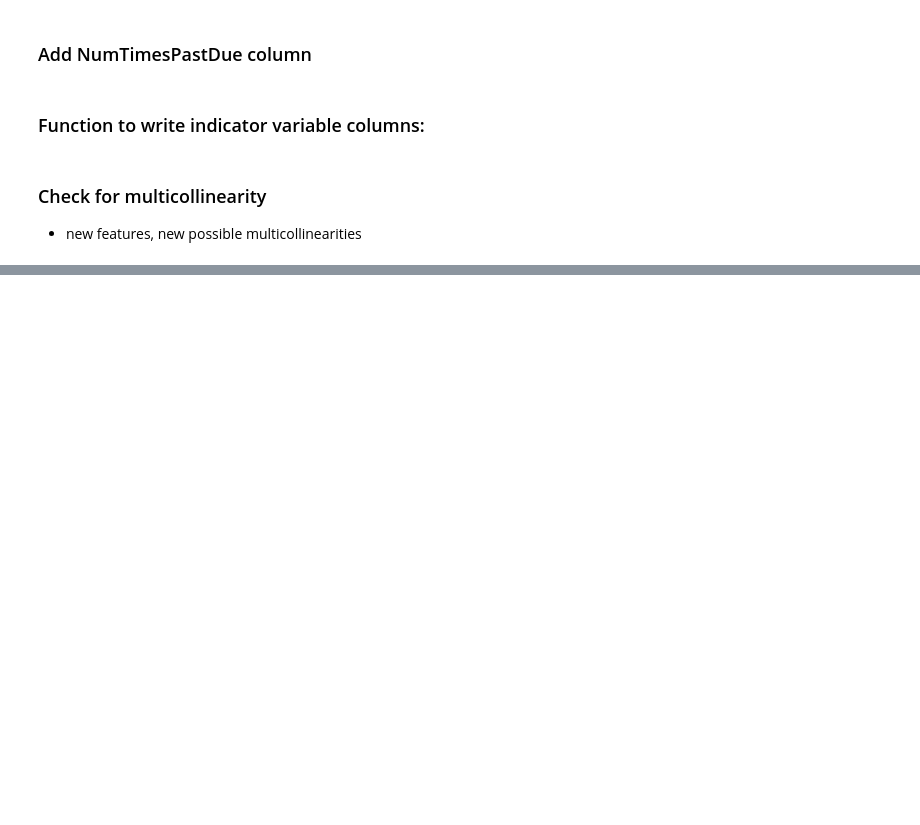
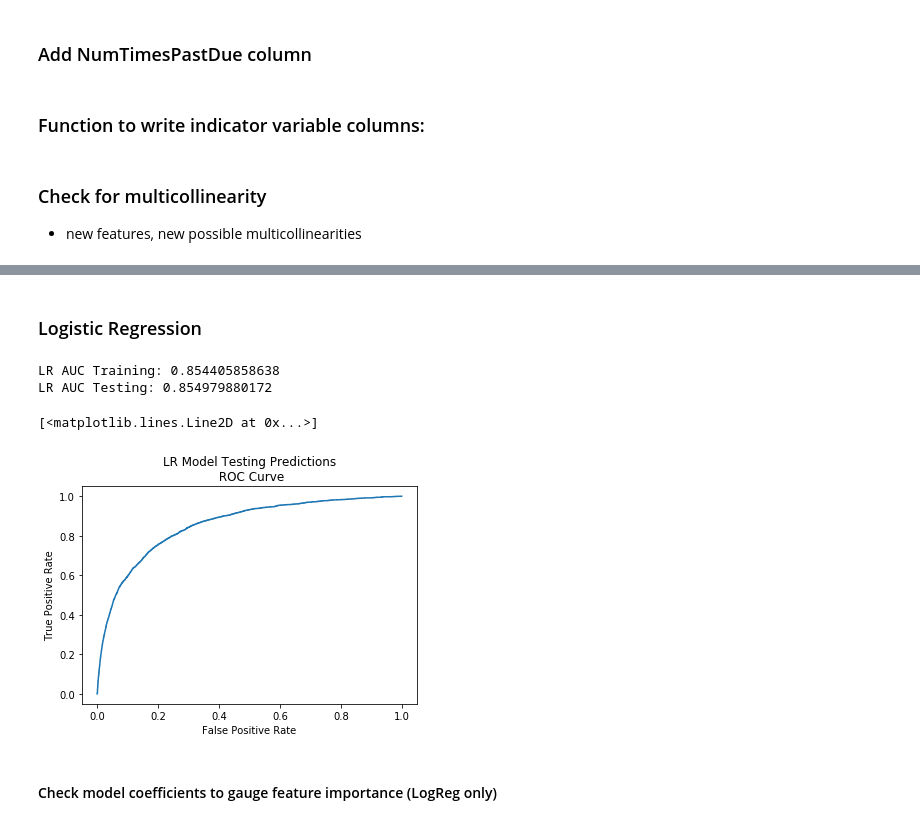
Before and after one commit to MaxParry/financial_distress, a Jupyter notebook: notebooks/integrated_notebook.ipynb, the cells around one changed output, grey strips where cells are left out. Saved outputs shown, nothing was run; the diff lists cells and outputs as text; code cells hidden in the pictures; blank space fills up the shorter version.

```diff
--- a/notebooks/integrated_notebook.ipynb
+++ b/notebooks/integrated_notebook.ipynb
@@ -245,3 +240,0 @@ model = LogisticRegression()
-# %%
-# fit the model on the cleaned training data
-model.fit(X_train_scaled, y_train)
@@ -359,0 +257,38 @@ joblib.dump(model, '../model/trained_default_model_v1.pkl')
+# %% [markdown]
+### Logistic Regression
+# %%
+# instantiate logistic regression model
+lr_model = LogisticRegression(penalty='l2',
+                           dual=False,
+                           tol=0.0001,
+                           C=1.0,
+                           fit_intercept=True,
+                           intercept_scaling=1,
+                           class_weight='balanced',
+                           random_state=None,
+                           solver='liblinear',
+                           max_iter=100,
+                           multi_class='ovr',
+                           verbose=0,
+                           warm_start=False,
+                           n_jobs=1)
+
+lr_model.fit(X_train_scaled, y_train)
+lr_probability_predictions_training = lr_model.predict_proba(X_train_scaled)[:,1]
+lr_probability_predictions_testing = lr_model.predict_proba(X_test_scaled)[:,1]
+
+lr_fpr_testing, lr_tpr_testing, lr_thresholds_testing = roc_curve(y_test, lr_probability_predictions_testing)
+
+print('LR AUC Training:', roc_auc_score(y_train, lr_probability_predictions_training))
+print('LR AUC Testing:', roc_auc_score(y_test, lr_probability_predictions_testing))
+plt.title('LR Model Testing Predictions\n ROC Curve')
+plt.xlabel('False Positive Rate')
+plt.ylabel('True Positive Rate')
+plt.plot(lr_fpr_testing, lr_tpr_testing)
+# %% [output]
+LR AUC Training: 0.854405858638
+LR AUC Testing: 0.854979880172
+[<matplotlib.lines.Line2D at 0x...>]
+[figure, added]
+# %% [markdown]
+#### Check model coefficients to gauge feature importance (LogReg only)
```
Also changed, not shown: parts of 52 cells of this notebook, 5 other files.
